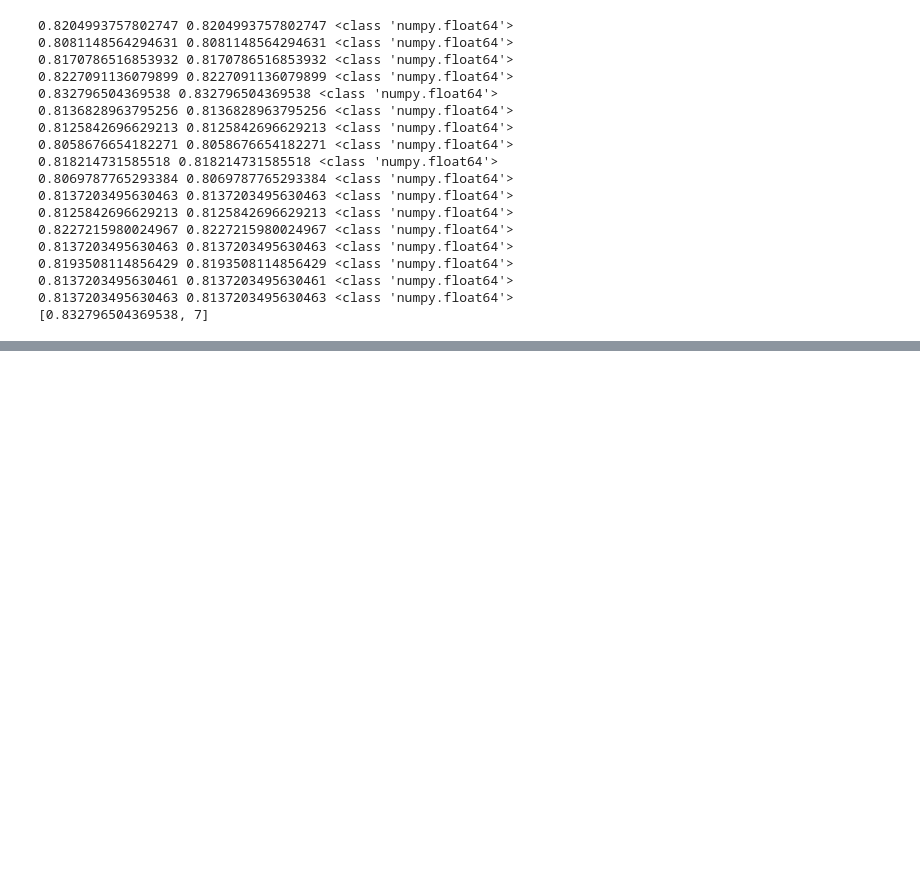
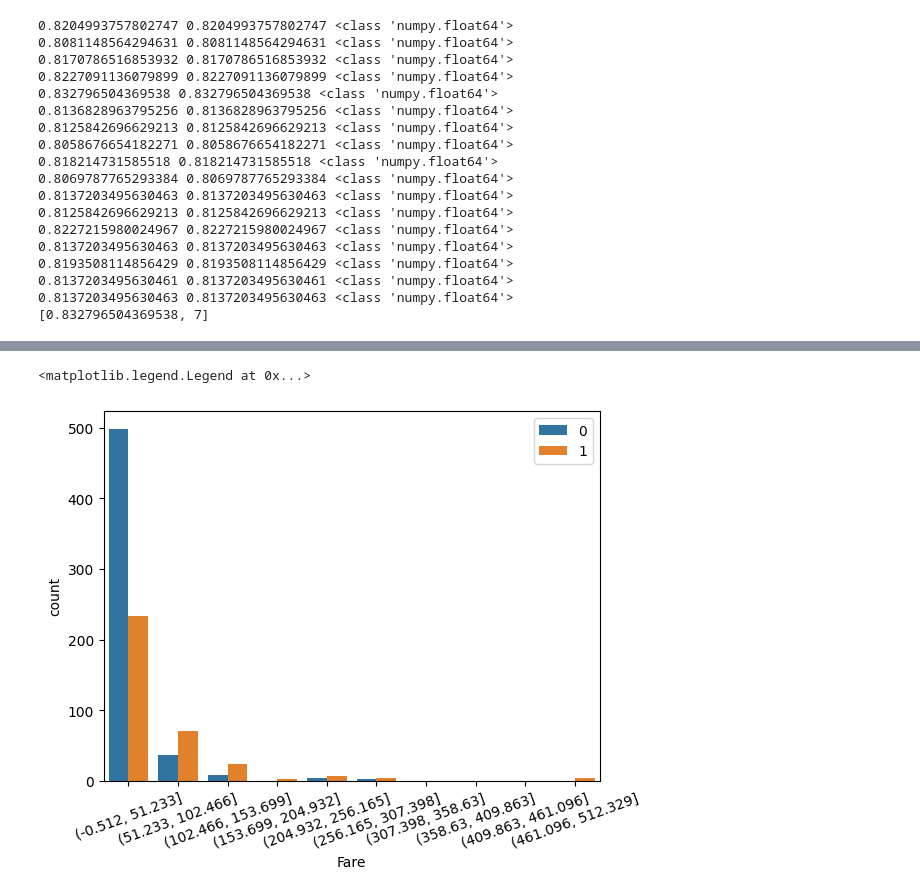
Before and after one commit to Howl06/practice, a Jupyter notebook: new_titanic.ipynb, the cells around one changed output, grey strips where cells are left out. Saved outputs shown, nothing was run; the diff lists cells and outputs as text; code cells hidden in the pictures; blank space fills up the shorter version.

```diff
--- a/new_titanic.ipynb
+++ b/new_titanic.ipynb
@@ -323,0 +396,11 @@ pd.DataFrame({"PassengerId": testdf["PassengerId"],
+# %%
+# -0.512 sklearn 自動在數據左右兩邊+ 10%的區間 當作觀察區間
+# histogram: 對連續的東西分成數個區間, 屬數量
+# sns.histplot(data=train, x="Fare", hue="Survived", bins=10)
+c = pd.cut(traindf["Fare"], bins=10)
+sns.countplot(x=c, hue=traindf["Survived"])
+plt.xticks(rotation=20)
+plt.legend(loc="upper right")
+# %% [output]
+<matplotlib.legend.Legend at 0x...>
+[figure, added]
```
Also changed, not shown: parts of 17 cells of this notebook.
